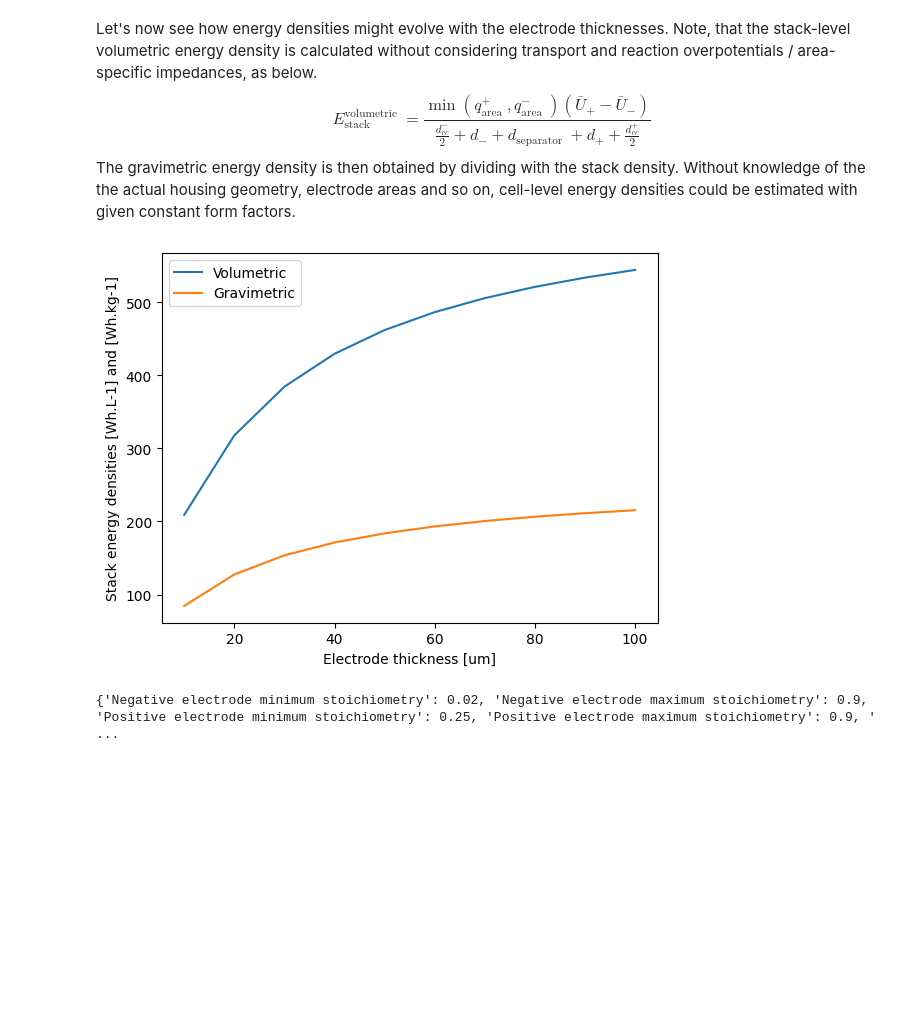
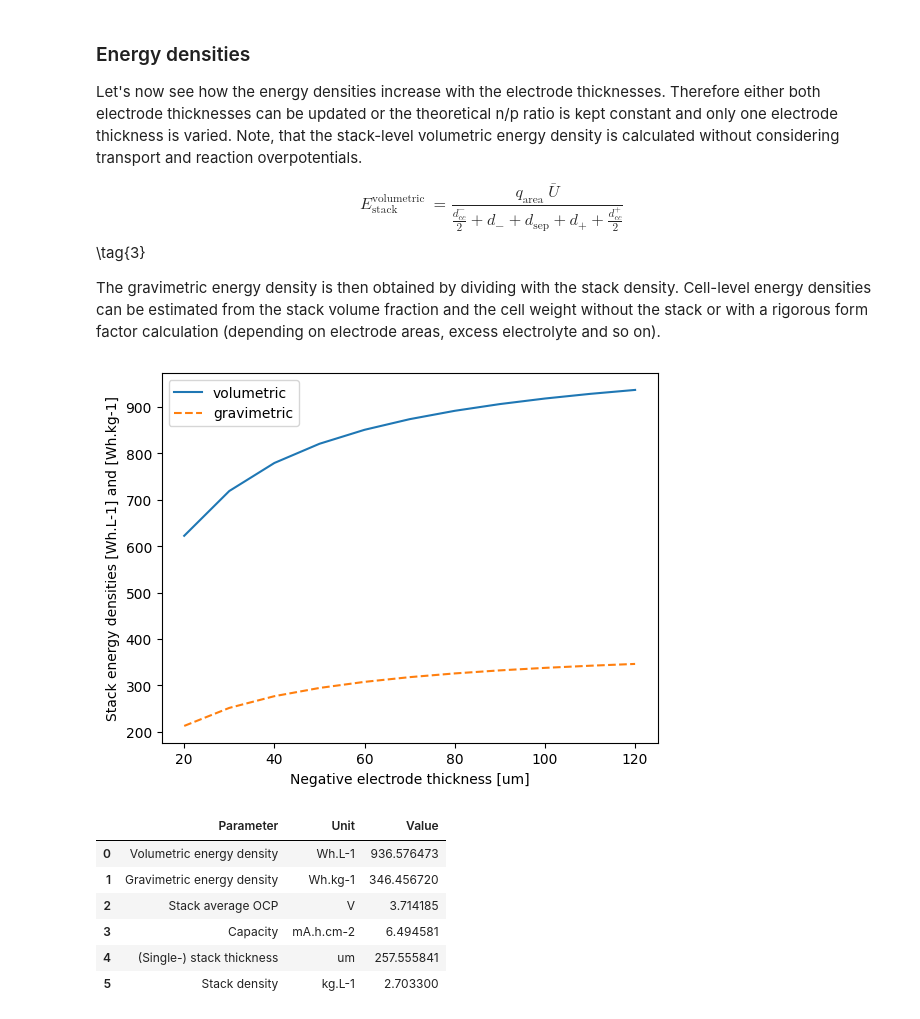
Before and after one commit to pybamm-team/pybamm-tea, a Jupyter notebook: examples/stackbreakdown.ipynb, the cells around one changed output. Cells and saved outputs as stored; diff of their text form; code cells hidden in the pictures; blank space fills up the shorter version.

```diff
--- a/examples/stackbreakdown.ipynb
+++ b/examples/stackbreakdown.ipynb
@@ -112,0 +12,17 @@ Input only
+# %%
+# input parameter-set
+input = {
+    "Electrolyte density [kg.m-3]": 1276, # LiPF6 in EC:EMC 3:7 + 2% VC
+}
+
+# base parameter-sets
+base = pybamm.ParameterValues("Chen2020")
+
+# create a TEA class
+tea_class = tea.TEA(base, input)
+
+# plot the mass and volume loadings
+tea_class.plot_stack_breakdown()
+
+# get the mass and volume loadings as a dataframe
+tea_class.stack_breakdown_dataframe
@@ -113,34 +108,56 @@ Input only
 # %% [markdown]
-Let's now see how energy densities might evolve with the electrode thicknesses.
-Note, that the stack-level volumetric energy density is calculated without considering transport and reaction overpotentials / area-specific impedances, as below.
+### Energy densities
+
+Let's now see how the energy densities increase with the electrode thicknesses. Therefore either both electrode thicknesses can be updated or the theoretical n/p ratio is kept constant and only one electrode thickness is varied.
+Note, that the stack-level volumetric energy density is calculated without considering transport and reaction overpotentials.
+
 \begin{equation}
-E_{\text {stack }}^{\text {volumetric }}=\frac{\min \left(q_{\text {area }}^{+}, q_{\text {area }}^{-}\right)\left(\bar{U}_{+}-\bar{U}_{-}\right)}{\frac{d_{c c}^{-}}{2}+d_{-}+d_{\text {separator }}+d_{+}+\frac{d_{c c}^{+}}{2}}
-\end{equation}
-The gravimetric energy density is then obtained by dividing with the stack density. Without knowledge of the the actual housing geometry, electrode areas and so on, cell-level energy densities could be estimated with given constant form factors.
+E_{\text {stack }}^{\text {volumetric }}=\frac{q_{\text {area }}\bar{U}}{\frac{d_{c c}^{-}}{2}+d_{-}+d_{\text {sep}}+d_{+}+\frac{d_{c c}^{+}}{2}}
+\end{equation}\tag{3}
+
+The gravimetric energy density is then obtained by dividing with the stack density. Cell-level energy densities can be estimated from the stack volume fraction and the cell weight without the stack or with a rigorous form factor calculation (depending on electrode areas, excess electrolyte and so on).
 # %%
 # generate an array of thicknesses from 10e-6 to 100e-6
-thicknesses = np.linspace(10e-6, 100e-6, 10)
-# loop over thicknesses and create an array with calculated stack energy densities for each
+thicknesses = np.linspace(20e-6, 120e-6, 11)
+
+# initialize lists for the stack energy densities
 stack_volumetric_energy_densities = []
 stack_gravimetric_energy_densities = []
+
+# if the positive electrode thickness is not set to None, the negative electrode thickness is calculated based on the n/p ratio
+# if no n/p is set, the n/p ratio is calculated based on the positive and negative electrode thicknesses
+input["Positive electrode thickness [m]"] = None
+input["Theoretical n/p ratio"] = 2/3
+
+# loop over the thicknesses and calculate the stack energy densities
 for thickness in thicknesses:
-    input_only["Negative electrode thickness [m]"] = thickness
-    input_only["Positive electrode thickness [m]"] = thickness*0.8
-    tea_loop = tea.TEA(input_only)
-    stack_volumetric_energy_densities.append(tea_loop.stack_energy_densities.get("Volumetric stack energy density [Wh.L-1]"))
-    stack_gravimetric_energy_densities.append(tea_loop.stack_energy_densities.get("Gravimetric stack energy density [Wh.kg-1]"))
+    # update the positive electrode thickness in the input
+    input.update({"Negative electrode thickness [m]": thickness})
+
+    # create a TEA class with the updated input
+    tea_class = tea.TEA(base, input)
+
+    # save the calculated stack energy densities in the lists
+    stack_volumetric_energy_densities.append(tea_class.stack_energy_densities.get("Volumetric stack energy density [Wh.L-1]"))
+    stack_gravimetric_energy_densities.append(tea_class.stack_energy_densities.get("Gravimetric stack energy density [Wh.kg-1]"))
 
 # plot stack energy density vs thickness
 plt.figure()
-plt.plot(thicknesses*1e6, stack_volumetric_energy_densities, label="Volumetric")
-plt.plot(thicknesses*1e6, stack_gravimetric_energy_densities, label="Gravimetric")
-plt.xlabel("Electrode thickness [um]")
+plt.plot(thicknesses*1e6, stack_volumetric_energy_densities, label="volumetric")
+plt.plot(thicknesses*1e6, stack_gravimetric_energy_densities, label="gravimetric", linestyle='dashed')
+plt.xlabel("Negative electrode thickness [um]")
 plt.ylabel("Stack energy densities [Wh.L-1] and [Wh.kg-1]")
 plt.legend()
 plt.show()
 
-# print stack energy densities data for last loop
-print(tea_loop.stack_energy_densities)
+# print stack energy densities dataframe for last loop
+tea_class.stack_energy_densities_dataframe
 # %% [output]
-[figure, old version]
+[figure, new version]
-{'Negative electrode minimum stoichiometry': 0.02, 'Negative electrode maximum stoichiometry': 0.9, 'Positive electrode minimum stoichiometry': 0.25, 'Positive electrode maximum stoichiometry': 0.9, ' ...
+|  | Parameter | Unit | Value |
+| 0 | Volumetric energy density | Wh.L-1 | 936.576473 |
+| 1 | Gravimetric energy density | Wh.kg-1 | 346.456720 |
+| 2 | Stack average OCP | V | 3.714185 |
+| 3 | Capacity | mA.h.cm-2 | 6.494581 |
+| 4 | (Single-) stack thickness | um | 257.555841 |
+| 5 | Stack density | kg.L-1 | 2.703300 |
```
Also changed, not shown: parts of 9 cells of this notebook, 2 other files.
